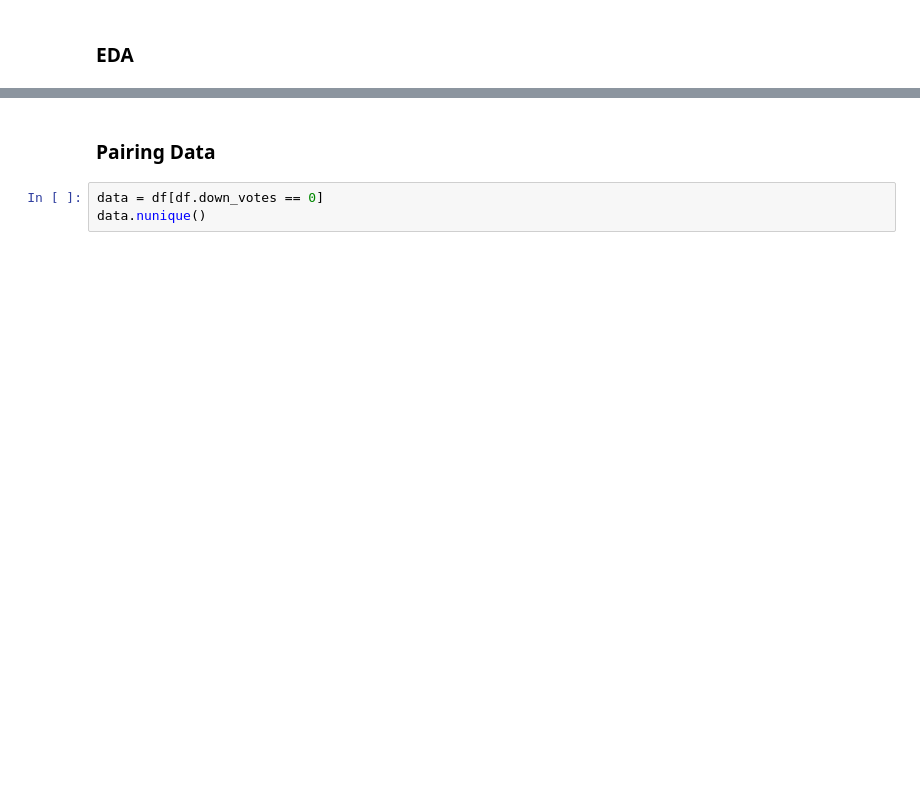
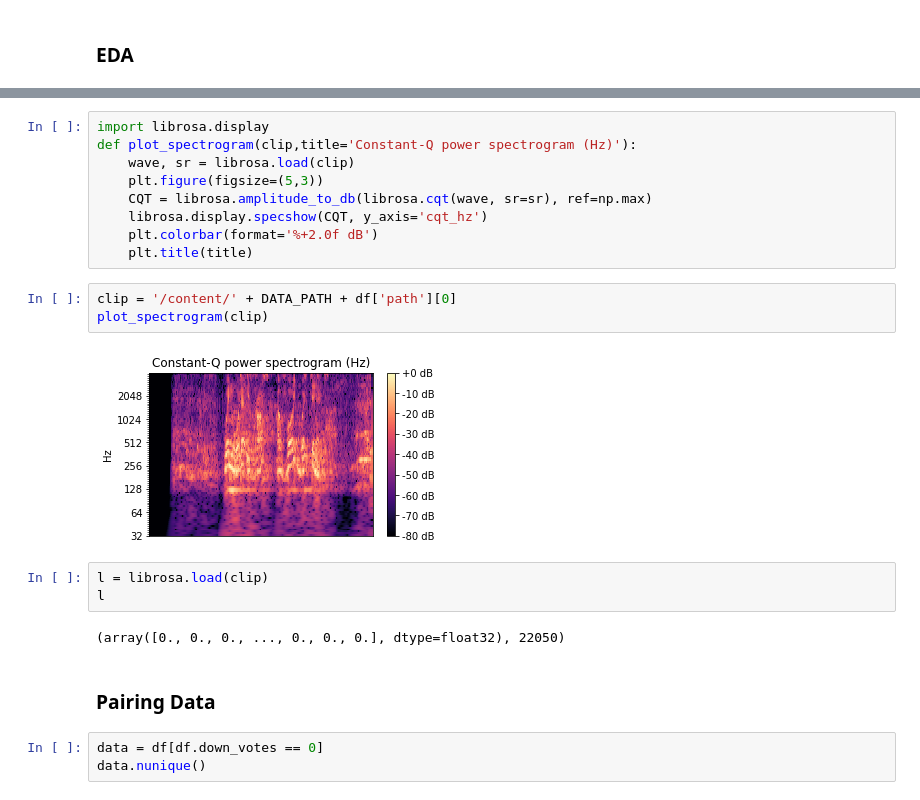
Before and after one commit to zdmc23/oneshot-audio, a Jupyter notebook: audio/OneShot_Speech_Xander.ipynb, the cells around one changed output, grey strips where cells are left out. Drawn from its saved outputs; the diff is of its cells as text; blank space fills up the shorter version.

```diff
--- a/audio/OneShot_Speech_Xander.ipynb
+++ b/audio/OneShot_Speech_Xander.ipynb
@@ -73,3 +104,22 @@ len(df[df.down_votes == 0]) / len(df)
+# %%
+import librosa.display
+def plot_spectrogram(clip,title='Constant-Q power spectrogram (Hz)'):
+    wave, sr = librosa.load(clip)
+    plt.figure(figsize=(5,3))
+    CQT = librosa.amplitude_to_db(librosa.cqt(wave, sr=sr), ref=np.max)
+    librosa.display.specshow(CQT, y_axis='cqt_hz')
+    plt.colorbar(format='%+2.0f dB')
+    plt.title(title)
+# %%
+clip = '/content/' + DATA_PATH + df['path'][0]
+plot_spectrogram(clip)
+# %% [output]
+[figure, added]
+# %%
+l = librosa.load(clip)
+l
+# %% [output]
+(array([0., 0., 0., ..., 0., 0., 0.], dtype=float32), 22050)
 # %% [markdown]
 ### Pairing Data
 # %%
```
Also changed, not shown: parts of 22 cells of this notebook.
